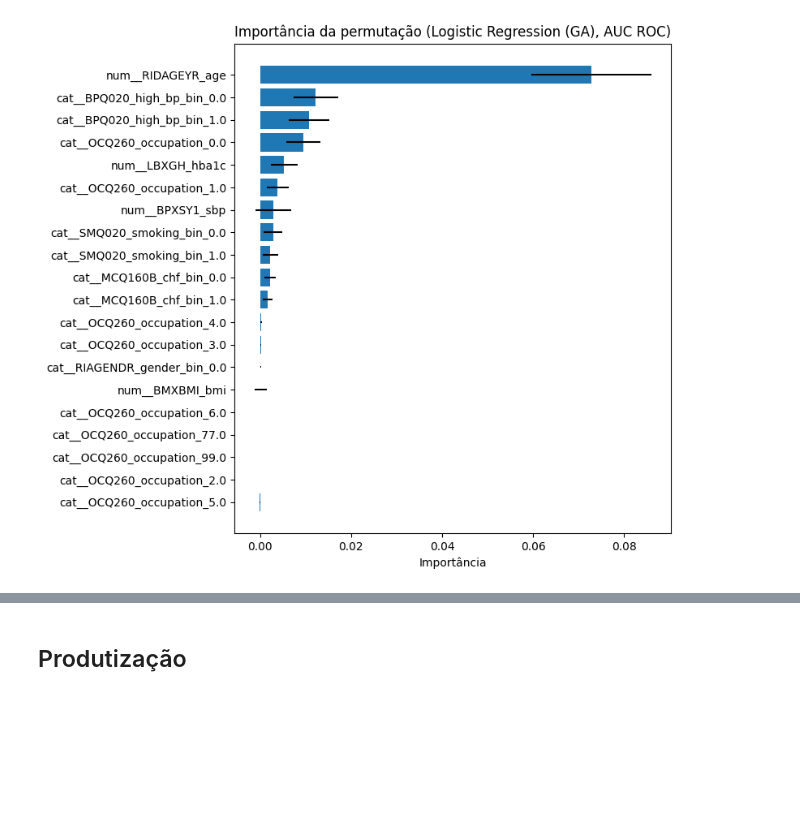
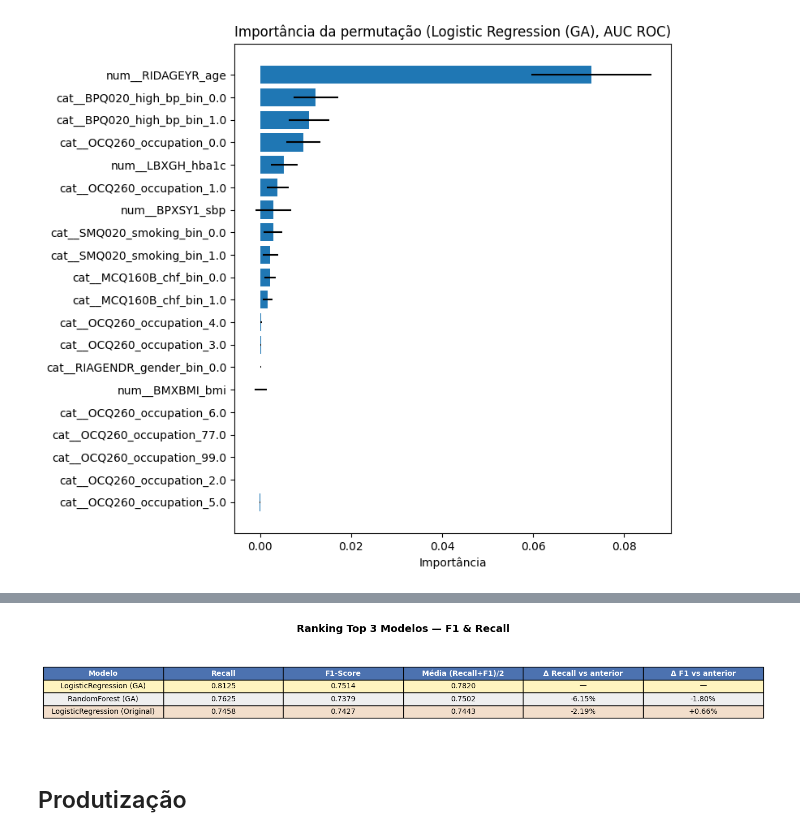
Before and after one commit to nigroev/fiap-pos-tech-ia-para-devs, a Jupyter notebook: 01-aulas-gravadas/02-evolucao-da-ia-genia-cloud-ml-e-llms/07-tech-challenge/rm369853-tech-challenge-fase-2.ipynb, the cells around one changed output, grey strips where cells are left out. Cells and saved outputs as stored; diff of their text form; code cells hidden in the pictures; blank space fills up the shorter version.

```diff
--- a/01-aulas-gravadas/02-evolucao-da-ia-genia-cloud-ml-e-llms/07-tech-challenge/rm369853-tech-challenge-fase-2.ipynb
+++ b/01-aulas-gravadas/02-evolucao-da-ia-genia-cloud-ml-e-llms/07-tech-challenge/rm369853-tech-challenge-fase-2.ipynb
@@ -1061,3 +1061,92 @@ plt.tight_layout()
 plt.show()
 # %% [output]
 [figure]
+# %%
+# Ranqueamento Top 3 por F1 e Recall (classe 1 = AVC)
+from sklearn.metrics import recall_score, f1_score
+
+ranking_data = []
+
+models_to_rank = [
+    ('LogisticRegression (GA)', ga_lr),
+    ('RandomForest (GA)', ga_rf),
+    ('LogisticRegression (Original)', pipe_lr_orig),
+    ('RandomForest (Original)', pipe_rf_orig),
+]
+
+for name, model in models_to_rank:
+    y_pred = model.predict(X_test_ga)
+    rec = recall_score(y_test_ga, y_pred)
+    f1 = f1_score(y_test_ga, y_pred)
+    ranking_data.append({'Modelo': name, 'Recall': rec, 'F1-Score': f1})
+
+rank_df = pd.DataFrame(ranking_data)
+rank_df['Média (Recall+F1)/2'] = (rank_df['Recall'] + rank_df['F1-Score']) / 2
+rank_df = rank_df.sort_values('Média (Recall+F1)/2', ascending=False).reset_index(drop=True)
+rank_df.index = rank_df.index + 1  # ranking começa em 1
+rank_df.index.name = 'Rank'
+
+# Calcular % de melhoria em relação ao modelo imediatamente anterior no ranking
+recall_pct = [None]
+f1_pct = [None]
+media_pct = [None]
+for i in range(1, len(rank_df)):
+    prev_recall = rank_df.iloc[i-1]['Recall']
+    prev_f1 = rank_df.iloc[i-1]['F1-Score']
+    prev_media = rank_df.iloc[i-1]['Média (Recall+F1)/2']
+
+    curr_recall = rank_df.iloc[i]['Recall']
+    curr_f1 = rank_df.iloc[i]['F1-Score']
+    curr_media = rank_df.iloc[i]['Média (Recall+F1)/2']
+
+    recall_pct.append(f"{((curr_recall - prev_recall) / prev_recall * 100):+.2f}%")
+    f1_pct.append(f"{((curr_f1 - prev_f1) / prev_f1 * 100):+.2f}%")
+    media_pct.append(f"{((curr_media - prev_media) / prev_media * 100):+.2f}%")
+
+rank_df['Δ Recall vs anterior'] = recall_pct
+rank_df['Δ F1 vs anterior'] = f1_pct
+rank_df['Δ Média vs anterior'] = media_pct
+
+# Exibir apenas Top 3
+top3 = rank_df.head(3)
+print("=" * 80)
+print("RANKING TOP 3 MODELOS (por média de Recall + F1)")
+print("=" * 80)
+print(top3.to_string())
+print()
+
+# Visualização em tabela estilizada
+fig, ax = plt.subplots(figsize=(14, 2.5))
+ax.axis('off')
+cols = ['Modelo', 'Recall', 'F1-Score', 'Média (Recall+F1)/2', 'Δ Recall vs anterior', 'Δ F1 vs anterior']
+cell_text = []
+for _, row in top3.iterrows():
+    cell_text.append([
+        row['Modelo'],
+        f"{row['Recall']:.4f}",
+        f"{row['F1-Score']:.4f}",
+        f"{row['Média (Recall+F1)/2']:.4f}",
+        row['Δ Recall vs anterior'] if row['Δ Recall vs anterior'] else '—',
+        row['Δ F1 vs anterior'] if row['Δ F1 vs anterior'] else '—',
+    ])
+
+table = ax.table(cellText=cell_text, colLabels=cols, loc='center', cellLoc='center')
+table.auto_set_font_size(False)
+table.set_fontsize(10)
+table.scale(1.2, 1.6)
+
+# Colorir cabeçalho
+for j in range(len(cols)):
+    table[0, j].set_facecolor('#4c72b0')
+    table[0, j].set_text_props(color='white', fontweight='bold')
+
+# Colorir medalhas (1º, 2º, 3º)
+medal_colors = ['#FFD700', '#C0C0C0', '#CD7F32']
+for i in range(len(cell_text)):
+    for j in range(len(cols)):
+        table[i+1, j].set_facecolor(medal_colors[i] + '40')
+
+plt.title('Ranking Top 3 Modelos — F1 & Recall', fontsize=14, fontweight='bold', pad=20)
+plt.tight_layout()
+plt.show()
+# %% [output]
@@ -1064,3 +1161,4 @@ plt.show()
+[figure, added]
 # %% [markdown]
 ## Produtização
 # %%
```
Also changed, not shown: parts of 1 cell of this notebook.
